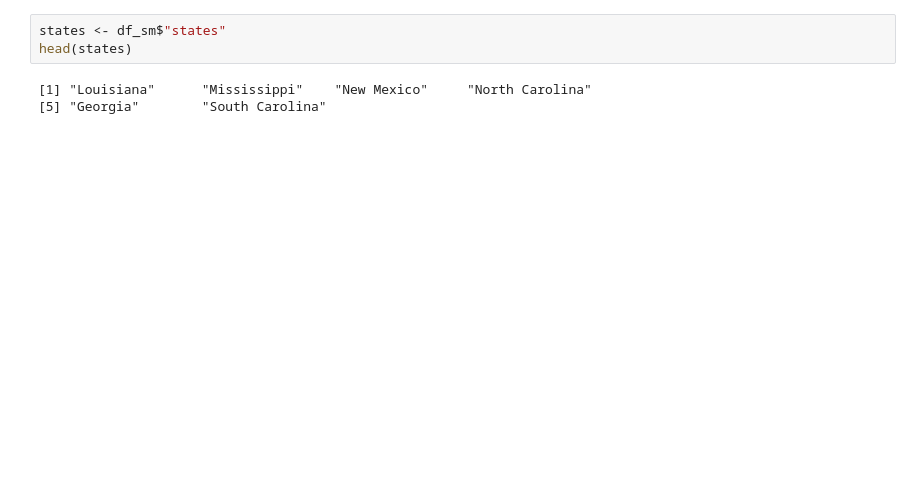
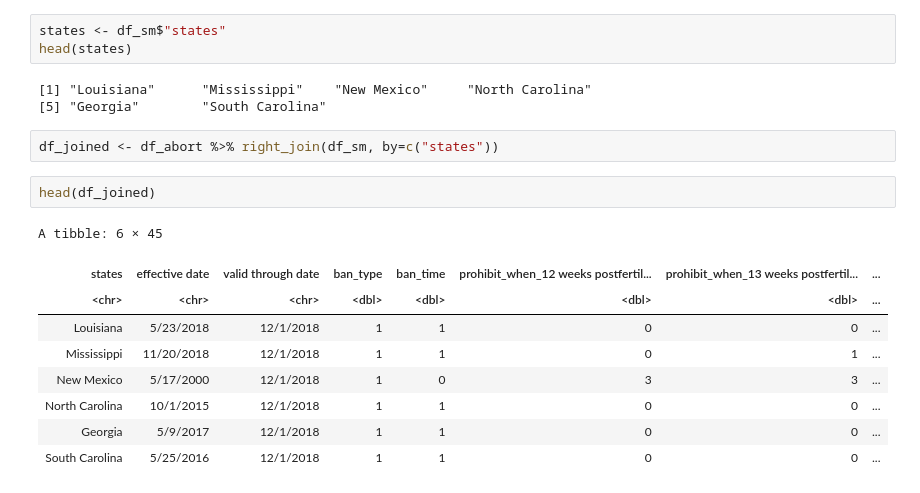
Before and after one commit to mirandamartone/Final-Research-Analysis, a Jupyter notebook: this_is_happening.ipynb, the cells around one changed output. Cells and saved outputs as stored; diff of their text form; blank space fills up the shorter version.

```diff
--- a/this_is_happening.ipynb
+++ b/this_is_happening.ipynb
@@ -44,3 +46,17 @@ head(states)
 # %% [output]
 [1] "Louisiana"      "Mississippi"    "New Mexico"     "North Carolina"
 [5] "Georgia"        "South Carolina"
+# %%
+df_joined <- df_abort %>% right_join(df_sm, by=c("states"))
+# %%
+head(df_joined)
+# %% [output]
+A tibble: 6 × 45
+| states | effective date | valid through date | ban_type | ban_time | prohibit_when_12 weeks postfertil... | prohibit_when_13 weeks postfertil... | ... |
+| <chr> | <chr> | <chr> | <dbl> | <dbl> | <dbl> | <dbl> | ... |
+| Louisiana | 5/23/2018 | 12/1/2018 | 1 | 1 | 0 | 0 | ... |
+| Mississippi | 11/20/2018 | 12/1/2018 | 1 | 1 | 0 | 1 | ... |
+| New Mexico | 5/17/2000 | 12/1/2018 | 1 | 0 | 3 | 3 | ... |
+| North Carolina | 10/1/2015 | 12/1/2018 | 1 | 1 | 0 | 0 | ... |
+| Georgia | 5/9/2017 | 12/1/2018 | 1 | 1 | 0 | 0 | ... |
+| South Carolina | 5/25/2016 | 12/1/2018 | 1 | 1 | 0 | 0 | ... |
```
Also changed, not shown: parts of 23 cells of this notebook.
